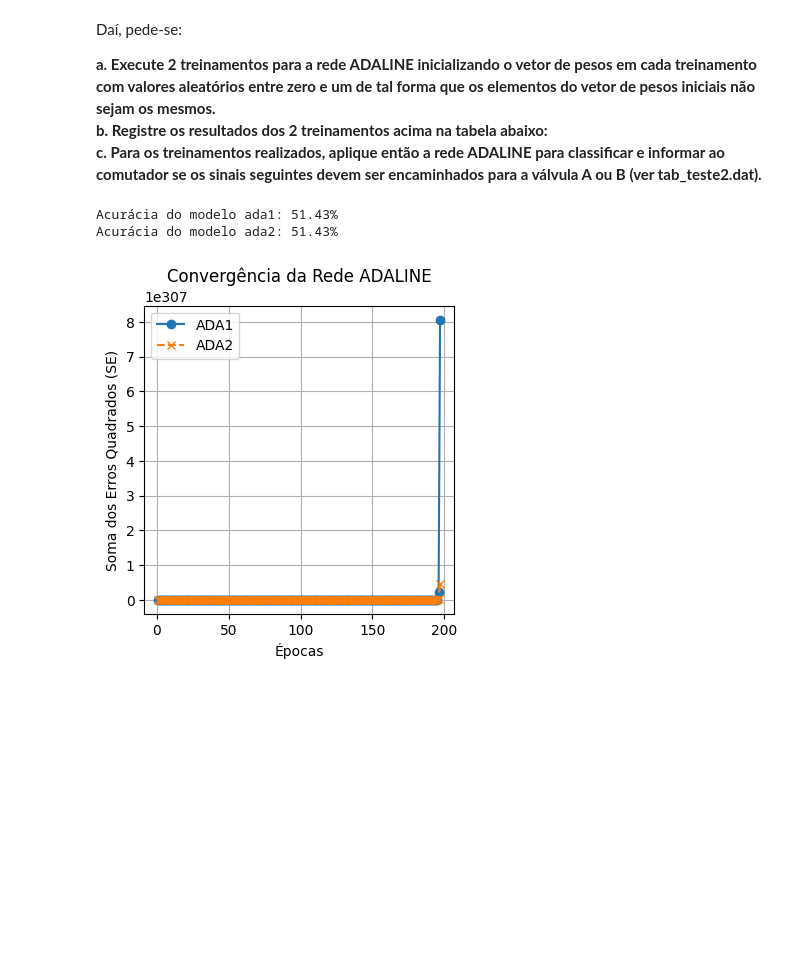
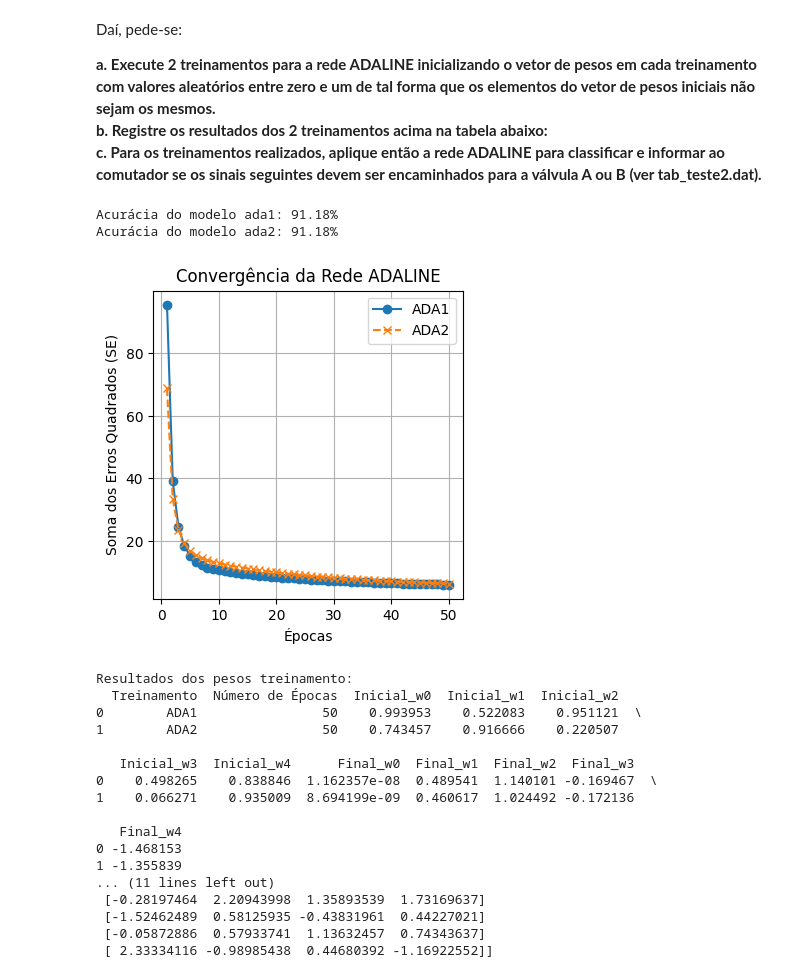
Before and after one commit to alexandrefortes/redes-neurais, a Jupyter notebook: Trabalho Final - Redes Neurais e Aprendizado Profundo.ipynb, the cells around one changed output. Saved outputs shown, nothing was run; the diff lists cells and outputs as text; code cells hidden in the pictures; blank space fills up the shorter version.

```diff
--- a/Trabalho Final - Redes Neurais e Aprendizado Profundo.ipynb
+++ b/Trabalho Final - Redes Neurais e Aprendizado Profundo.ipynb
@@ -199,13 +199,26 @@ Daí, pede-se:
 **c. Para os treinamentos realizados, aplique então a rede ADALINE para classificar e informar ao comutador se os sinais seguintes devem ser encaminhados para a válvula A ou B (ver tab_teste2.dat).**
 # %%
 # **a. Execute 2 treinamentos para a rede ADALINE inicializando o vetor de pesos em cada treinamento com valores aleatórios entre zero e um de tal forma que os elementos do vetor de pesos iniciais não sejam os mesmos.**
-
 import numpy as np
 import pandas as pd
 
 data_sistema = np.loadtxt('tab_treinamento2.dat')
+df = pd.DataFrame(data_sistema)
 
-df = pd.DataFrame(data_sistema)
+# Outliers
+Q1 = df.quantile(0.25)
+Q3 = df.quantile(0.75)
+IQR = Q3 - Q1
+# Valores abaixo de Q1 - 1.5 * IQR ou acima de Q3 + 1.5 * IQR são considerados outliers.
+outliers = ((df < (Q1 - 1.5 * IQR)) | (df > (Q3 + 1.5 * IQR))).sum()
+
+# Identificando os limites para outliers na coluna 3
+lower_bound_col3 = Q1[3] - 1.5 * IQR[3]
+upper_bound_col3 = Q3[3] + 1.5 * IQR[3]
+
+# Mantendo apenas as linhas onde os valores na coluna 3 não são outliers
+df = df[(df.iloc[:, 3] >= lower_bound_col3) & (df.iloc[:, 3] <= upper_bound_col3)]
+
 X = df.iloc[:, 0:4].values  # Entradas
 y = df.iloc[:, 4].values  # Saídas
 
@@ -214,7 +227,6 @@ y = df.iloc[:, 4].values  # Saídas
 mean = X.mean(axis=0)
 std = X.std(axis=0)
 X_std = (X - mean) / std
-
 # Modelo ADALINE
 class AdalineGD:
     def __init__(self, eta=0.01, epochs=50):
@@ -224,9 +236,10 @@ class AdalineGD:
     def train(self, X, y, reinitialize_weights=True):
         if reinitialize_weights:
             self.w_ = np.random.rand(1 + X.shape[1])
-            #print(f"pesos {self.w_}")
             self.initial_weights_ = np.copy(self.w_)
+
         self.cost_ = []
+        self.previous_cost_ = float('inf')  # inicializar com um valor infinito
 
         for i in range(self.epochs):
             output = self.net_input(X)
@@ -235,6 +248,14 @@ class AdalineGD:
             self.w_[0] += self.eta * errors.sum()
             cost = (errors**2).sum() / 2.0
             self.cost_.append(cost)
+
+            # Se o custo começar a aumentar, interromper o treinamento
+            if cost > self.previous_cost_:
+                print(f"Treinamento interrompido na época {i + 1} devido ao aumento do erro.")
+                break
+
+            self.previous_cost_ = cost
+
         return self
 
     def net_input(self, X):
@@ -246,10 +267,11 @@ class AdalineGD:
     def predict(self, X):
         return np.where(self.activation(X) >= 0.0, 1, -1)
 
+
 # Treinamento
 ###############
-eta = 0.1
-epochs = 6000
+eta = 0.001
+epochs = 500
 
 # Primeiro treinamento
 ada1 = AdalineGD(eta, epochs)
@@ -316,43 +338,64 @@ results_df = pd.DataFrame({
 })
 
 # Separa o vetor inicial em colunas distintas
 weights_initial_df = results_df['Vetor de Pesos Inicial'].apply(pd.Series)
 weights_initial_df = weights_initial_df.rename(columns=lambda x: f'Inicial_w{x}')
 
 # Separa o vetor final em colunas distintas
 weights_final_df = results_df['Vetor de Pesos Final'].apply(pd.Series)
 weights_final_df = weights_final_df.rename(columns=lambda x: f'Final_w{x}')
 
 # Concatena com o dataframe original
 results_df = pd.concat([results_df.drop(columns=['Vetor de Pesos Inicial', 'Vetor de Pesos Final']), weights_initial_df, weights_final_df], axis=1)
 
-results_df
+print("Resultados dos pesos treinamento:")
+print(results_df)
 
 # **c. Para os treinamentos realizados, aplique então a rede ADALINE para classificar e informar ao comutador se os sinais seguintes devem ser encaminhados para a válvula A ou B (ver tab_teste2.dat).**
 
-#data_teste = np.loadtxt('tab_teste2.dat')
-#X_test = data_teste[:, 0:4]  # sinais de entrada
+data_teste = np.loadtxt('tab_teste2.dat')
+X_test = data_teste[:, 0:4]  # sinais de entrada
+# Padronização dos dados
+# Normalização das características de entrada usando o método Z-score
+mean_test = X_test.mean(axis=0)
+std_test = X_test.std(axis=0)
+X_std_test = (X_test - mean_test) / std_test
 
-data_teste = np.loadtxt('tab_treinamento2.dat')
-df_teste = pd.DataFrame(data_sistema)
-X_test = df_teste.iloc[:, 0:4].values  # Entradas
+print(X_std_test)
 
-predictions_ada1 = ada1.predict(X_test)
+predictions_ada1 = ada1.predict(X_std_test)
 #print(f"Modelo 1 {predictions_ada1}")
-predictions_ada2 = ada2.predict(X_test)
+predictions_ada2 = ada2.predict(X_std_test)
 #print(f"Modelo 2 {predictions_ada2}")
 
-results_test_df = pd.DataFrame(X_test, columns=["x1", "x2", "x3", "x4"])
+results_test_df = pd.DataFrame(X_std_test, columns=["x1", "x2", "x3", "x4"])
 results_test_df["Predição ADA1"] = predictions_ada1
 results_test_df["Predição ADA2"] = predictions_ada2
 
 # Convertendo os valores para 'A' e 'B' para melhor visualização
 results_test_df["Predição ADA1"] = results_test_df["Predição ADA1"].apply(lambda x: 'A' if x == -1 else 'B')
 results_test_df["Predição ADA2"] = results_test_df["Predição ADA2"].apply(lambda x: 'A' if x == -1 else 'B')
 
 results_test_df
 # %% [output]
-Acurácia do modelo ada1: 51.43%
-Acurácia do modelo ada2: 51.43%
+Acurácia do modelo ada1: 91.18%
+Acurácia do modelo ada2: 91.18%
-[figure, old version]
+[figure, new version]
+Resultados dos pesos treinamento:
+  Treinamento  Número de Épocas  Inicial_w0  Inicial_w1  Inicial_w2
+0        ADA1                50    0.993953    0.522083    0.951121  \
+1        ADA2                50    0.743457    0.916666    0.220507
+
+   Inicial_w3  Inicial_w4      Final_w0  Final_w1  Final_w2  Final_w3
+0    0.498265    0.838846  1.162357e-08  0.489541  1.140101 -0.169467  \
+1    0.066271    0.935009  8.694199e-09  0.460617  1.024492 -0.172136
+
+   Final_w4
+0 -1.468153
+1 -1.355839
+... (11 lines left out)
+ [-0.28197464  2.20943998  1.35893539  1.73169637]
+ [-1.52462489  0.58125935 -0.43831961  0.44227021]
+ [-0.05872886  0.57933741  1.13632457  0.74343637]
+ [ 2.33334116 -0.98985438  0.44680392 -1.16922552]]
 |  | x1 | x2 | x3 | x4 | Predição ADA1 | Predição ADA2 |
```
Also changed, not shown: parts of 1 cell of this notebook.
